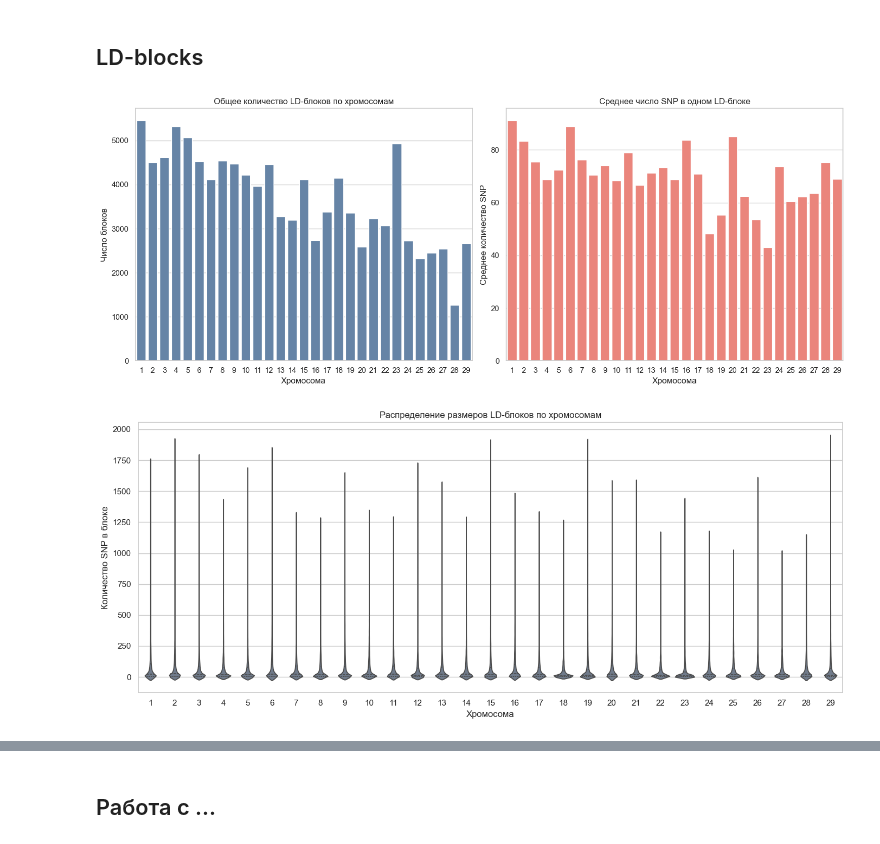
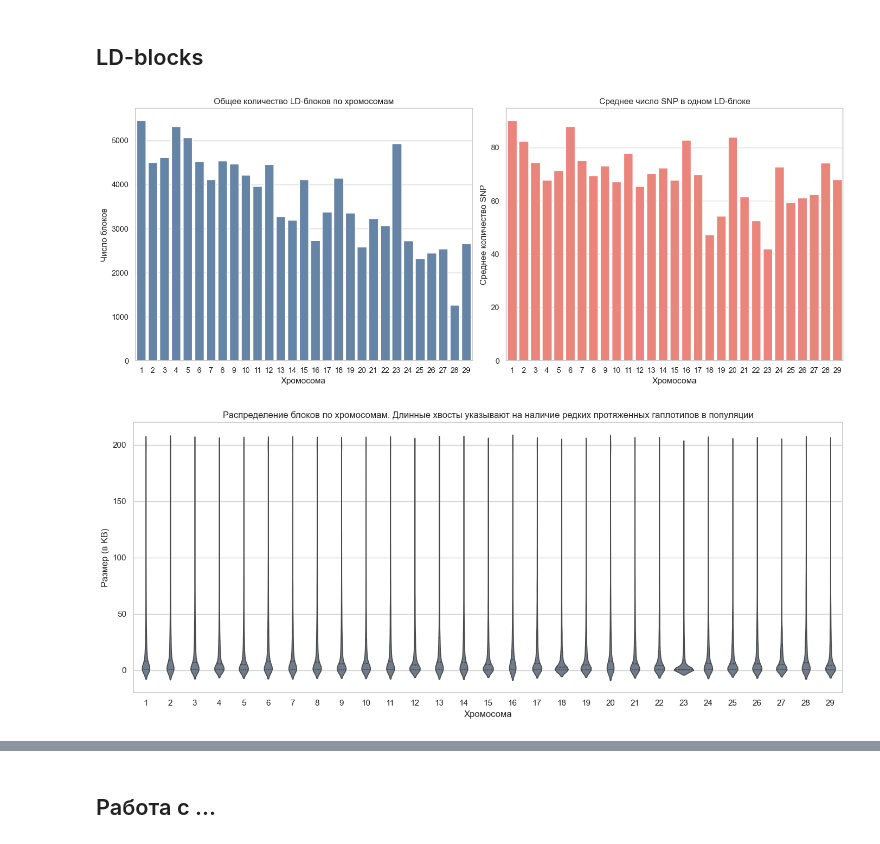
Before and after one commit to denis-ermolaev/bulls-pipeline, a Jupyter notebook: notebooks/analysis.ipynb, the cells around one changed output, grey strips where cells are left out. Drawn from its saved outputs; the diff is of its cells as text; code cells hidden in the pictures.

```diff
--- a/notebooks/analysis.ipynb
+++ b/notebooks/analysis.ipynb
@@ -779,32 +890,22 @@ base_path = "/scratch/storageA/zaleski_bulls/bulls-vcf-pipeline/results/gwas"
 all_blocks = []
 
 for chrom in range(1, 30):
-    file_path = os.path.join(base_path, f"chr{chrom}", "snps_blocks.blocks")
+    file_path = os.path.join(base_path, f"chr{chrom}", "snps_blocks.blocks.det")
 
     if os.path.exists(file_path):
-        with open(file_path, "r") as f:
-            block_idx = 0
-            for line in f:
-                snps = line.strip().split()
-                if snps:  # если строка не пустая
-                    all_blocks.append(
-                        {
-                            "Chromosome": chrom,
-                            "Block_ID": f"Chr{chrom}_{block_idx}",
-                            "NSNPs": len(snps),  # размер блока в количестве SNP
-                        }
-                    )
-                    block_idx += 1
+        df_blocks = pd.read_csv(file_path, sep=r"\s+")
+        all_blocks.append(df_blocks)
     else:
         print(f"Предупреждение: Файл для chr{chrom} не найден.")
 
 # Переводим в DataFrame
-df_blocks = pd.DataFrame(all_blocks)
+# df_blocks = pd.DataFrame(all_blocks)
+df_blocks = pd.concat(all_blocks, ignore_index=True)
 
 # 2. Считаем агрегированную статистику для первого графика
 chrom_stats = (
-    df_blocks.groupby("Chromosome")
-    .agg(Total_Blocks=("Block_ID", "count"), Avg_SNPs_per_Block=("NSNPs", "mean"))
+    df_blocks.groupby("CHR")
+    .agg(Total_Blocks=("BP1", "count"), Avg_SNPs_per_Block=("NSNPS", "mean"))
     .reset_index()
 )
 
@@ -813,10 +914,11 @@ chrom_stats = (
 # ==============================================================================
 fig, (ax1, ax2) = plt.subplots(1, 2, figsize=(15, 6), sharex=False)
 
+
 # Левый: Количество блоков
 sns.barplot(
     data=chrom_stats,
-    x="Chromosome",
+    x="CHR",
     y="Total_Blocks",
     color="#5B84B1",
     ax=ax1,
@@ -827,38 +929,42 @@ ax1.set_ylabel("Число блоков")
 
 # Правый: Средний размер блока
 sns.barplot(
     data=chrom_stats,
-    x="Chromosome",
+    x="CHR",
     y="Avg_SNPs_per_Block",
     color="#FC766A",
     ax=ax2,
 )
 ax2.set_title("Среднее число SNP в одном LD-блоке")
 ax2.set_xlabel("Хромосома")
 ax2.set_ylabel("Среднее количество SNP")
 
 plt.tight_layout()
-plt.savefig("ld_blocks_summary.png", dpi=300)
+# plt.savefig("ld_blocks_summary.png", dpi=300)
 plt.show()
 
 # ==============================================================================
 # СТРОИМ ГРАФИК 2: Распределение (Violin Plot)
 # ==============================================================================
 plt.figure(figsize=(14, 6))
 sns.violinplot(
     data=df_blocks,
-    x="Chromosome",
-    y="NSNPs",
+    x="CHR",
+    y="KB",
     color="#6b7a8f",
     inner="quartile",
     bw_adjust=0.5,
 )
-plt.title("Распределение размеров LD-блоков по хромосомам")
+plt.title(
+    "Распределение блоков по хромосомам. Длинные хвосты указывают на наличие редких протяженных гаплотипов в популяции"
+)
 plt.xlabel("Хромосома")
-plt.ylabel("Количество SNP в блоке")
+plt.ylabel("Размер (в KB)")
+# plt.ylim(-10, 40)
+# plt.yscale("log")
 plt.tight_layout()
-plt.savefig("ld_blocks_distribution.png", dpi=300)
+# plt.savefig("ld_blocks_distribution.png", dpi=300)
 plt.show()
 # %% [output]
 [figure]
-[figure, old version]
+[figure, new version]
```
Also changed, not shown: parts of 13 cells of this notebook.
